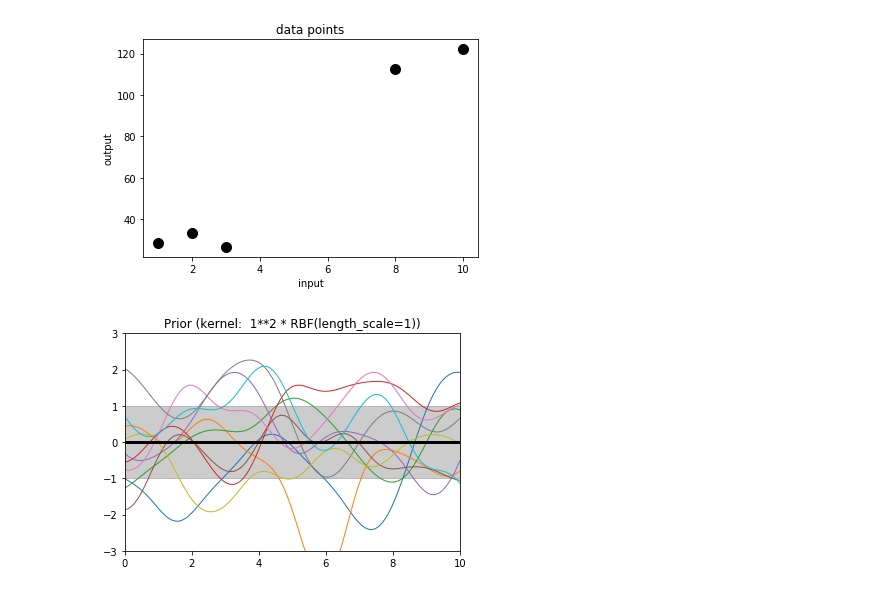
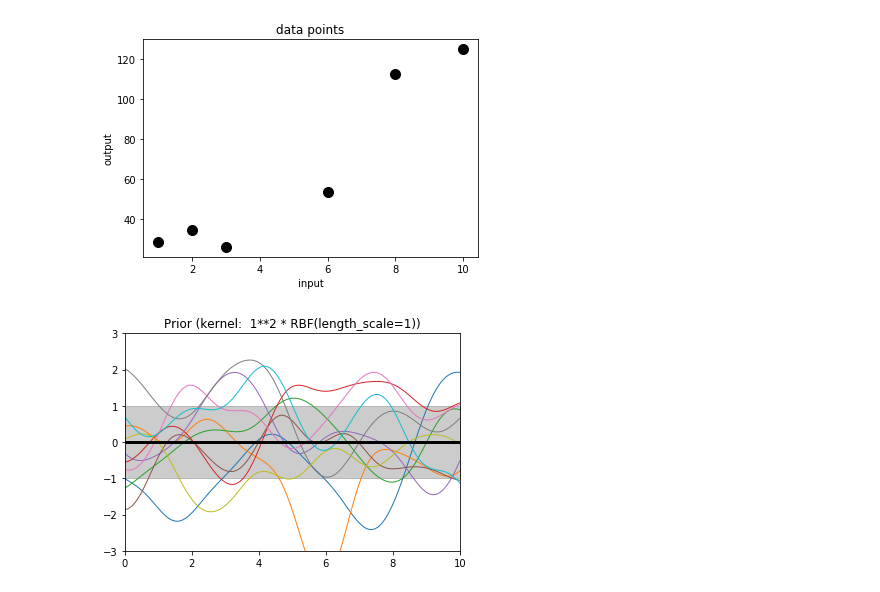
Before and after one commit to elejeune11/Tutorial, a Jupyter notebook: GPR_example_1.ipynb, the cells around one changed output. Saved outputs shown, nothing was run; the diff lists cells and outputs as text; code cells hidden in the pictures.

```diff
--- a/GPR_example_1.ipynb
+++ b/GPR_example_1.ipynb
@@ -16,18 +16,18 @@ def func_1D(x):
 	return y
 # %%
 # sample the function (w/ real data this would just be import data)
-X = np.asarray([1, 2, 3, 8, 10])
+X = np.asarray([1, 2, 3, 6, 8, 10])
 y = func_1D(X)
 
 # plot the data
 plt.figure()
 plt.plot(X,y,'k.',markersize=20)
 plt.xlabel('input')
 plt.ylabel('output')
 plt.title('data points')
 plt.savefig('data points')
 # %% [output]
-[figure, old version]
+[figure, new version]
 # %%
 # define a prior i.e. a distribution of functions
 # what this really means: choose a kernel and kernel hyperparameters
```
Also changed, not shown: parts of 2 cells of this notebook, 3 other files.
